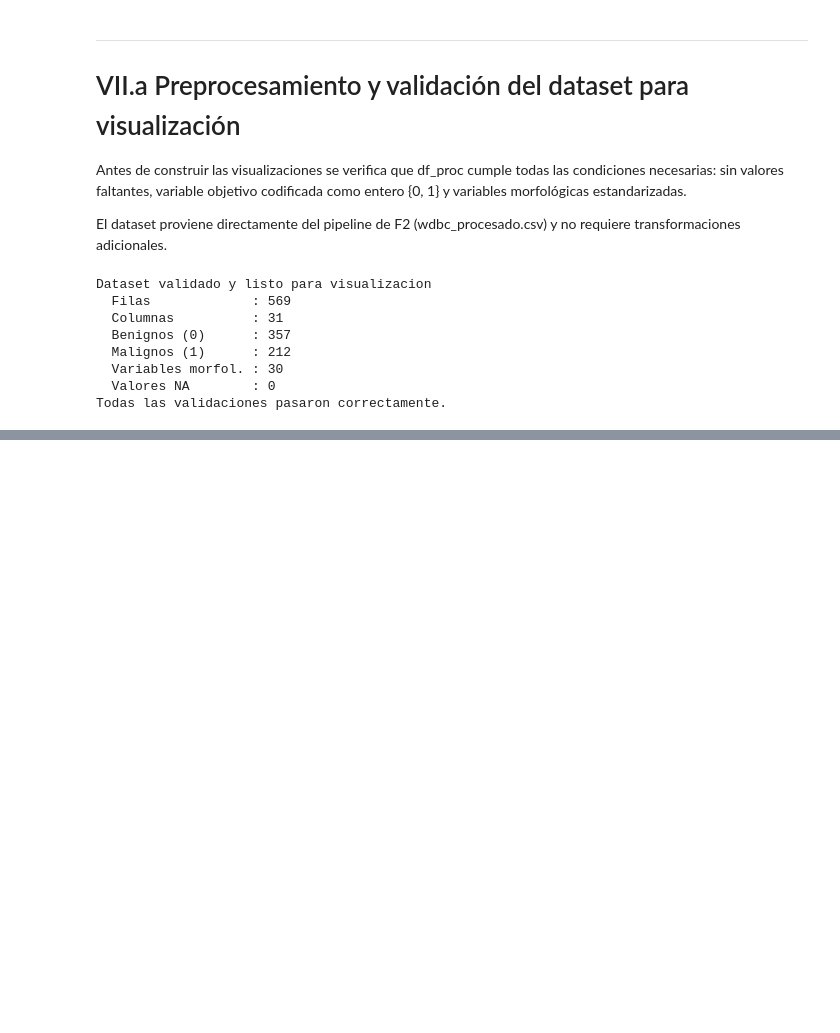
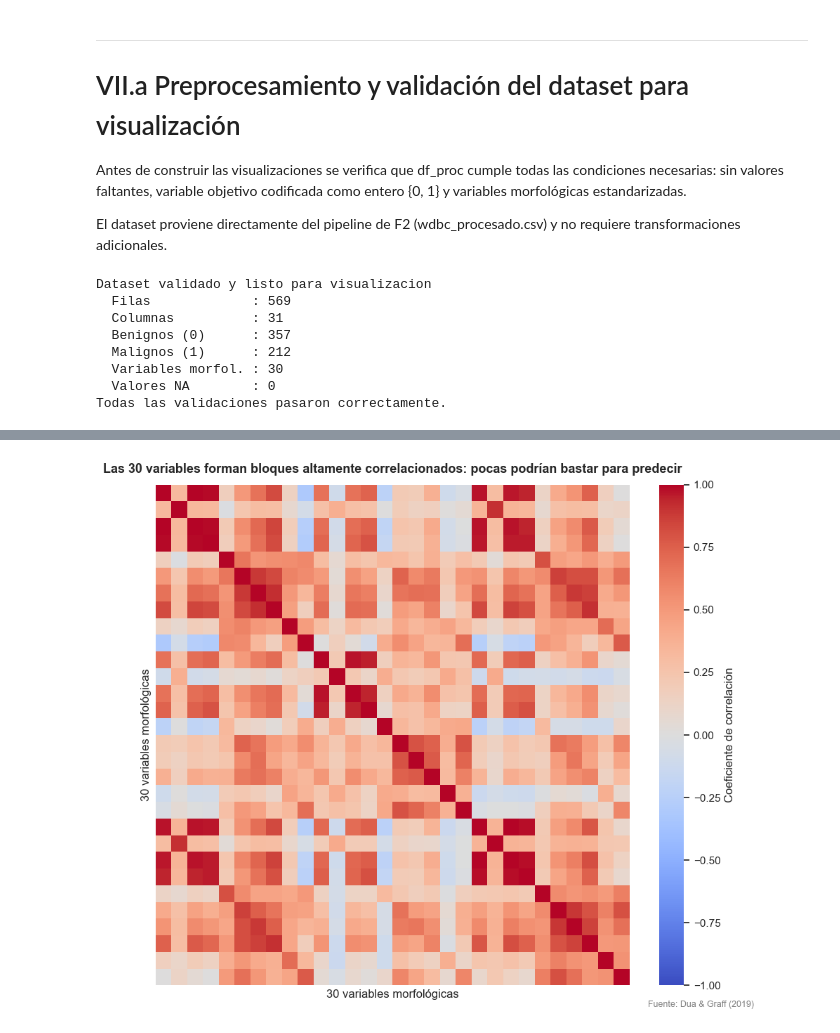
Before and after one commit to k1ngdom0fbullsh1t/proyecto-grupo4-mcdi500, a Jupyter notebook: notebooks/f4_visualizaciones/F4_Visualizaciones.ipynb, the cells around one changed output, grey strips where cells are left out. Cells and saved outputs as stored; diff of their text form; code cells hidden in the pictures; blank space fills up the shorter version.

```diff
--- a/notebooks/f4_visualizaciones/F4_Visualizaciones.ipynb
+++ b/notebooks/f4_visualizaciones/F4_Visualizaciones.ipynb
@@ -195,0 +290,27 @@ Todas las validaciones pasaron correctamente.
+# %%
+vars_morfologicas = [c for c in df_proc.columns if c not in ('diagnostico', 'Etiqueta_Diagnostico')]
+corr_matrix = df_proc[vars_morfologicas].corr()
+
+fig3, ax3 = plt.subplots(figsize=(9, 8))
+
+sns.heatmap(
+    corr_matrix,
+    cmap='coolwarm',
+    vmin=-1, vmax=1, center=0,
+    xticklabels=False, yticklabels=False,
+    ax=ax3,
+    cbar_kws={'label': 'Coeficiente de correlación'}
+)
+
+ax3.set_title(
+    'Las 30 variables forman bloques altamente correlacionados: pocas podrían bastar para predecir',
+    fontsize=13, fontweight='bold', pad=12
+)
+ax3.set_xlabel('30 variables morfológicas', fontsize=12)
+ax3.set_ylabel('30 variables morfológicas', fontsize=12)
+fig3.text(0.99, 0.01, 'Fuente: Dua & Graff (2019)', ha='right', fontsize=9, color='gray')
+
+plt.tight_layout()
+plt.show()
+# %% [output]
+[figure, added]
```
Also changed, not shown: parts of 8 cells of this notebook.
